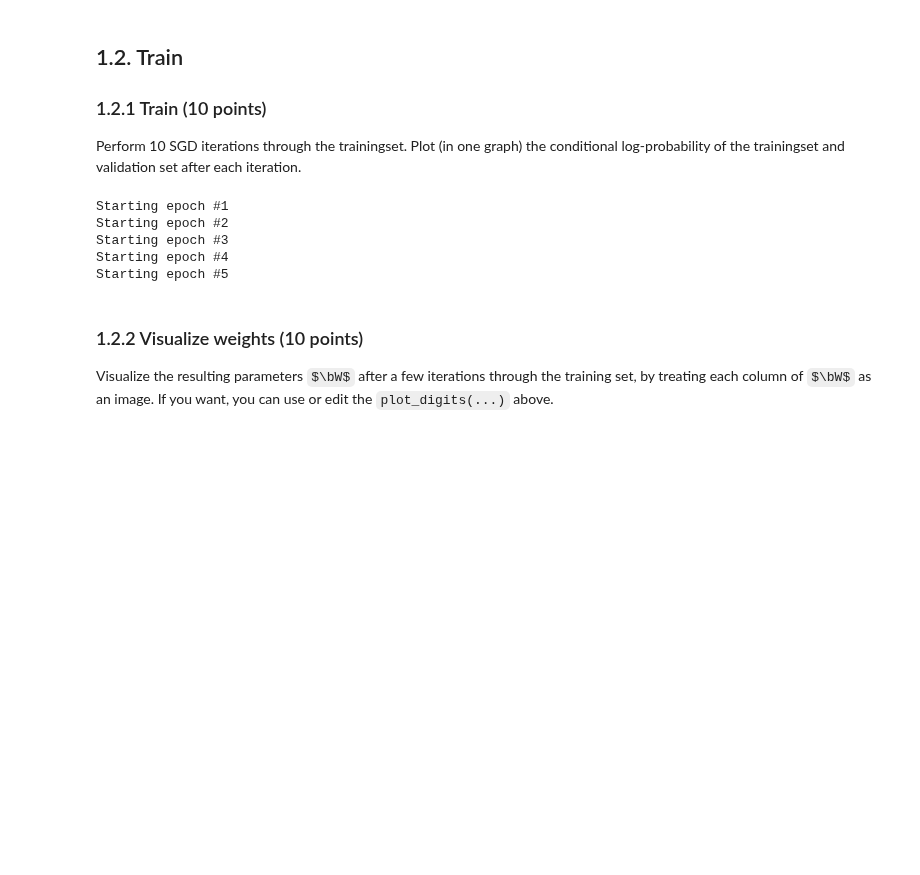
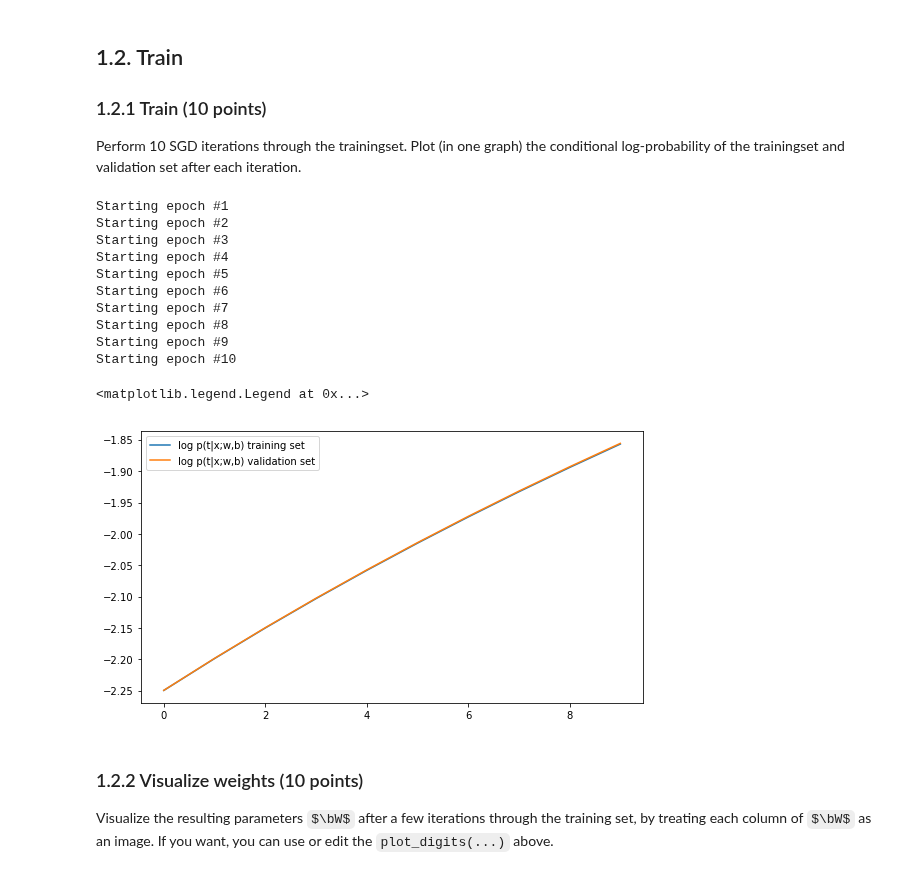
Before and after one commit to Kaleidophon/-friendly-octo-palm-tree, a Jupyter notebook: lab2.ipynb, the cells around one changed output. Saved outputs shown, nothing was run; the diff lists cells and outputs as text; code cells hidden in the pictures; some formulas as TeX source; blank space fills up the shorter version.

```diff
--- a/lab2.ipynb
+++ b/lab2.ipynb
@@ -362,46 +362,55 @@ Perform 10 SGD iterations through the trainingset. Plot (in one graph) the condi
 # %%
 epochs = 10
 
-def test_on_valid(x_valid, t_valid, w, b):
-    logp_valid = 0
+def test_on_set(x_set, t_set, w, b):
+    logp_set = 0
 
-    for x, t in zip(x_valid, t_valid):
+    for x, t in zip(x_set, t_set):
         x = np.expand_dims(x, axis=1).T
         logpt, _, _ = logreg_gradient(x, t, w, b)
-        logp_valid += logpt
+        logp_set += logpt
 
-    return logp_valid / len(x_valid)
+    return logp_set / len(x_set)
 
 def test_sgd(x_train, t_train, w, b):
     logp_train_epochs = []
     logp_valid_epochs = []
 
     for epoch in range(epochs):
         print("Starting epoch #{}".format(epoch+1))
-        logp_train, w, b = sgd_iter(x_train, t_train, w, b)
+        _, w, b = sgd_iter(x_train, t_train, w, b)
+
+        logp_train = test_on_set(x_train, t_train, w, b)
         logp_train_epochs.append(logp_train)
 
-        logp_valid = test_on_valid(x_valid, t_valid, w, b)
+        logp_valid = test_on_set(x_valid, t_valid, w, b)
         logp_valid_epochs.append(logp_valid)
 
     return w, b, logp_train_epochs, logp_valid_epochs
 
 np.random.seed(1243)
 w = np.zeros((28*28, 10))
 b = np.zeros(10)
 
 w, b, logp_train_epochs, logp_valid_epochs = test_sgd(x_train, t_train, w, b)
 
 #print("logps per epochs", logp_epochs)
 plt.plot(range(epochs), logp_train_epochs, label="log p(t|x;w,b) training set")
 plt.plot(range(epochs), logp_valid_epochs, label="log p(t|x;w,b) validation set")
 plt.legend(loc='upper left')
 # %% [output]
 Starting epoch #1
 Starting epoch #2
 Starting epoch #3
 Starting epoch #4
 Starting epoch #5
+Starting epoch #6
+Starting epoch #7
+Starting epoch #8
+Starting epoch #9
+Starting epoch #10
+<matplotlib.legend.Legend at 0x...>
+[figure, added]
 # %% [markdown]
 ### 1.2.2 Visualize weights (10 points)
 Visualize the resulting parameters $\bW$ after a few iterations through the training set, by treating each column of $\bW$ as an image. If you want, you can use or edit the `plot_digits(...)` above.
```
Also changed, not shown: parts of 6 cells of this notebook.
